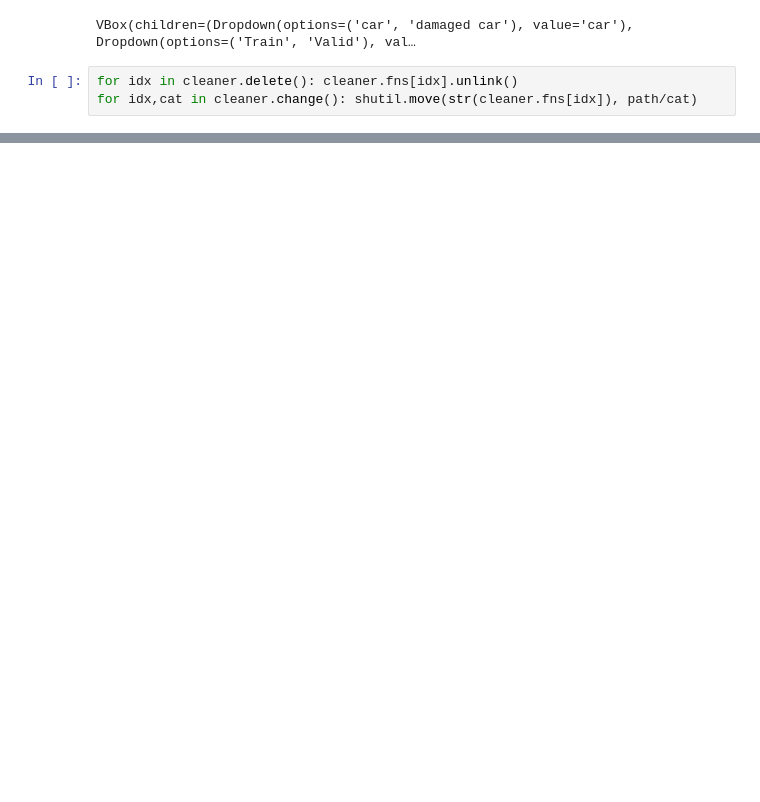
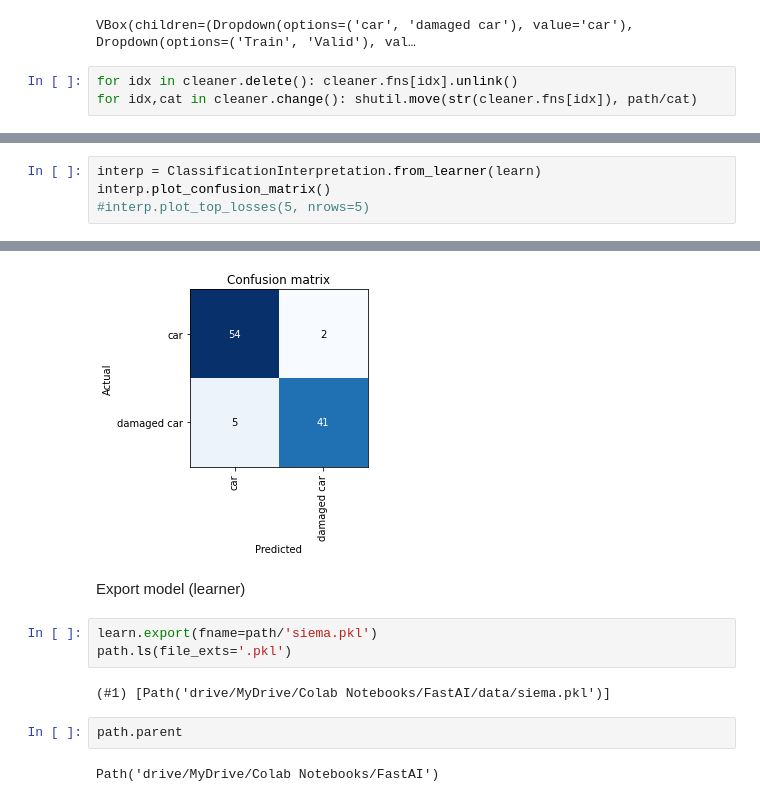
Before and after one commit to gmojko/fastai_learning, a Jupyter notebook: Lesson_1.ipynb, the cells around one changed output, grey strips where cells are left out. Drawn from its saved outputs; the diff is of its cells as text; blank space fills up the shorter version.

```diff
--- a/Lesson_1.ipynb
+++ b/Lesson_1.ipynb
@@ -174,0 +162,5 @@ learn.fine_tune(3)
+# %%
+interp = ClassificationInterpretation.from_learner(learn)
+interp.plot_confusion_matrix()
+#interp.plot_top_losses(5, nrows=5)
+# %% [output]
@@ -174,0 +169,12 @@ learn.fine_tune(3)
+[figure, added]
+# %% [markdown]
+Export model (learner)
+# %%
+learn.export(fname=path/'siema.pkl')
+path.ls(file_exts='.pkl')
+# %% [output]
+(#1) [Path('drive/MyDrive/Colab Notebooks/FastAI/data/siema.pkl')]
+# %%
+path.parent
+# %% [output]
+Path('drive/MyDrive/Colab Notebooks/FastAI')
```
Also changed, not shown: parts of 18 cells of this notebook.
